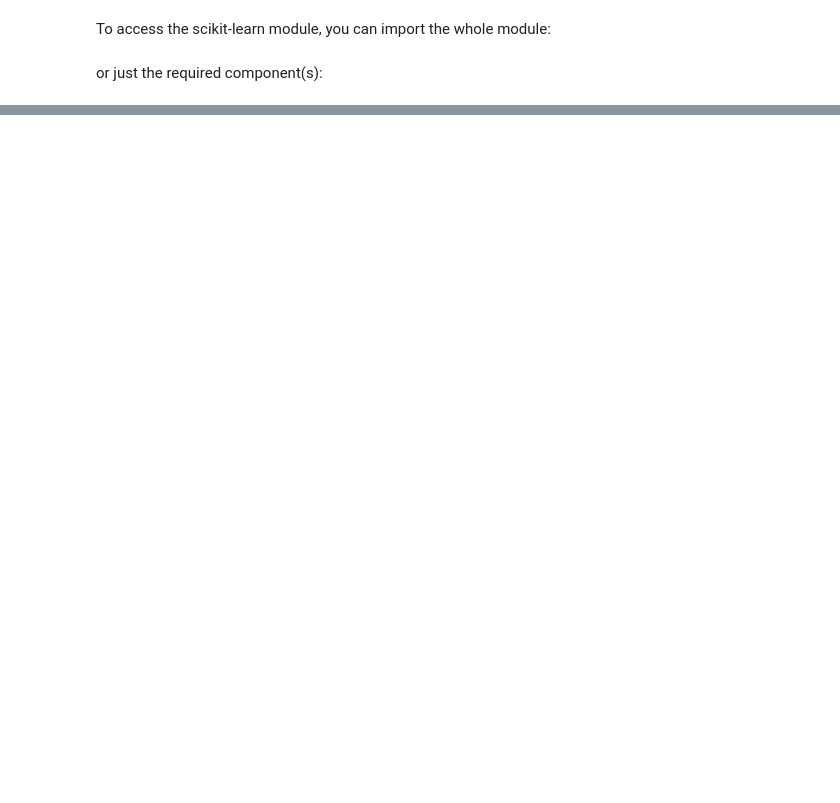
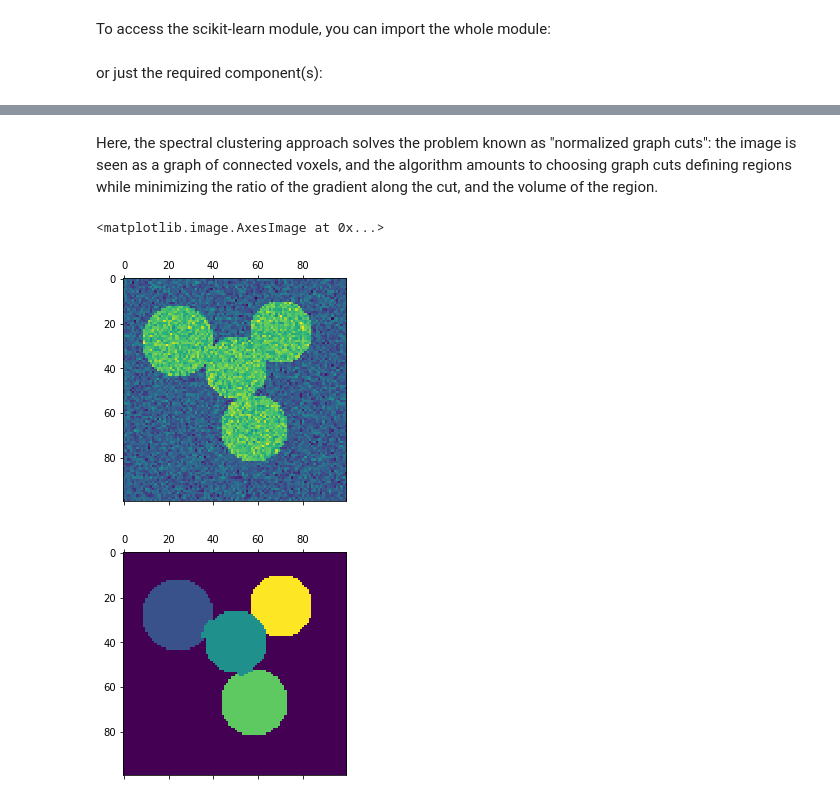
Before and after one commit to PawseySC/Using-Python-in-HPC, a Jupyter notebook: notebooks/02.5-scikit-learn-Intro.ipynb, the cells around one changed output, grey strips where cells are left out. Drawn from its saved outputs; the diff is of its cells as text; code cells hidden in the pictures; blank space fills up the shorter version.

```diff
--- a/notebooks/02.5-scikit-learn-Intro.ipynb
+++ b/notebooks/02.5-scikit-learn-Intro.ipynb
@@ -34,0 +462,23 @@ from sklearn import svm
+# %% [markdown]
+Here, the spectral clustering approach solves the problem known as "normalized graph cuts": the image is seen as a graph of connected voxels, and the algorithm amounts to choosing graph cuts defining regions while minimizing the ratio of the gradient along the cut, and the volume of the region.
+# %%
+# Convert the image into a graph with the value of the gradient on the
+# edges.
+graph = image.img_to_graph(img, mask=mask)
+
+# Take a decreasing function of the gradient: we take it weakly
+# dependent from the gradient the segmentation is close to a voronoi
+graph.data = np.exp(-graph.data / graph.data.std())
+
+# Force the solver to be arpack, since amg is numerically
+# unstable on this example
+labels = spectral_clustering(graph, n_clusters=4, eigen_solver='arpack')
+label_im = np.full(mask.shape, -1.)
+label_im[mask] = labels
+
+plt.matshow(img)
+plt.matshow(label_im)
+# %% [output]
+<matplotlib.image.AxesImage at 0x...>
+[figure, added]
+[figure, added]
```
Also changed, not shown: parts of 60 cells of this notebook, 1 other file.
